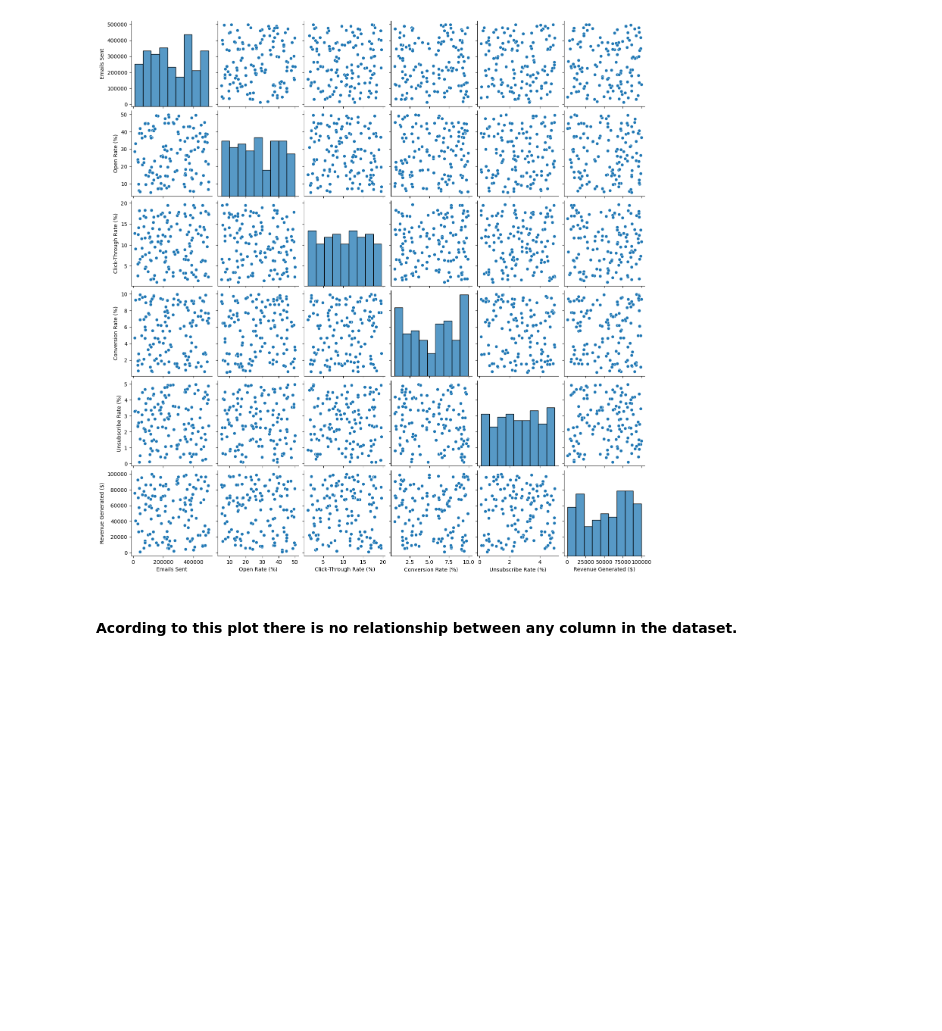
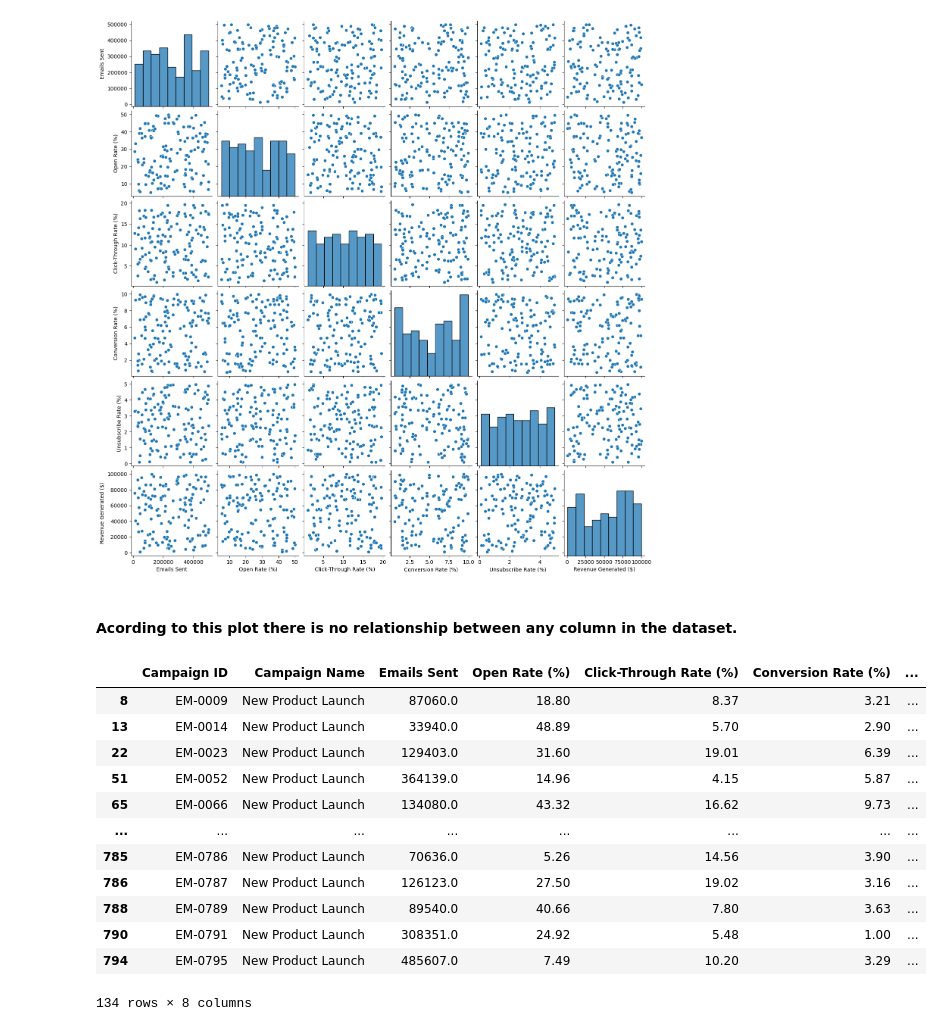
Before and after one commit to HassanFathyIsmail/Email-Campaign-Gig, a Jupyter notebook: Email-Campaign.ipynb, the cells around one changed output. Drawn from its saved outputs; the diff is of its cells as text; code cells hidden in the pictures; blank space fills up the shorter version.

```diff
--- a/Email-Campaign.ipynb
+++ b/Email-Campaign.ipynb
@@ -119,3 +119,21 @@ plt.show()
 [figure]
 # %% [markdown]
 #### Acording to this plot there is no relationship between any column in the dataset.
+# %%
+# Now focausing on the "Flash Sale" campaign, we can analyze the data further.
+new_product_launch = data[data["Campaign Name"] == "New Product Launch"]
+new_product_launch
+# %% [output]
+|  | Campaign ID | Campaign Name | Emails Sent | Open Rate (%) | Click-Through Rate (%) | Conversion Rate (%) | ... |
+| 8 | EM-0009 | New Product Launch | 87060.0 | 18.80 | 8.37 | 3.21 | ... |
+| 13 | EM-0014 | New Product Launch | 33940.0 | 48.89 | 5.70 | 2.90 | ... |
+| 22 | EM-0023 | New Product Launch | 129403.0 | 31.60 | 19.01 | 6.39 | ... |
+| 51 | EM-0052 | New Product Launch | 364139.0 | 14.96 | 4.15 | 5.87 | ... |
+| 65 | EM-0066 | New Product Launch | 134080.0 | 43.32 | 16.62 | 9.73 | ... |
+| ... | ... | ... | ... | ... | ... | ... | ... |
+| 785 | EM-0786 | New Product Launch | 70636.0 | 5.26 | 14.56 | 3.90 | ... |
+| 786 | EM-0787 | New Product Launch | 126123.0 | 27.50 | 19.02 | 3.16 | ... |
+| 788 | EM-0789 | New Product Launch | 89540.0 | 40.66 | 7.80 | 3.63 | ... |
+| 790 | EM-0791 | New Product Launch | 308351.0 | 24.92 | 5.48 | 1.00 | ... |
+| 794 | EM-0795 | New Product Launch | 485607.0 | 7.49 | 10.20 | 3.29 | ... |
+134 rows × 8 columns
```
Also changed, not shown: parts of 2 cells of this notebook.
